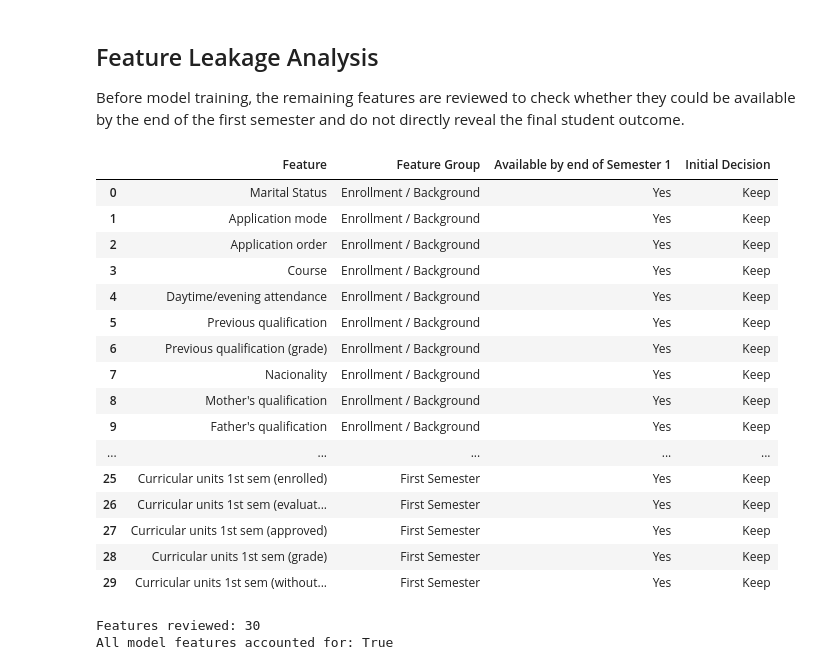
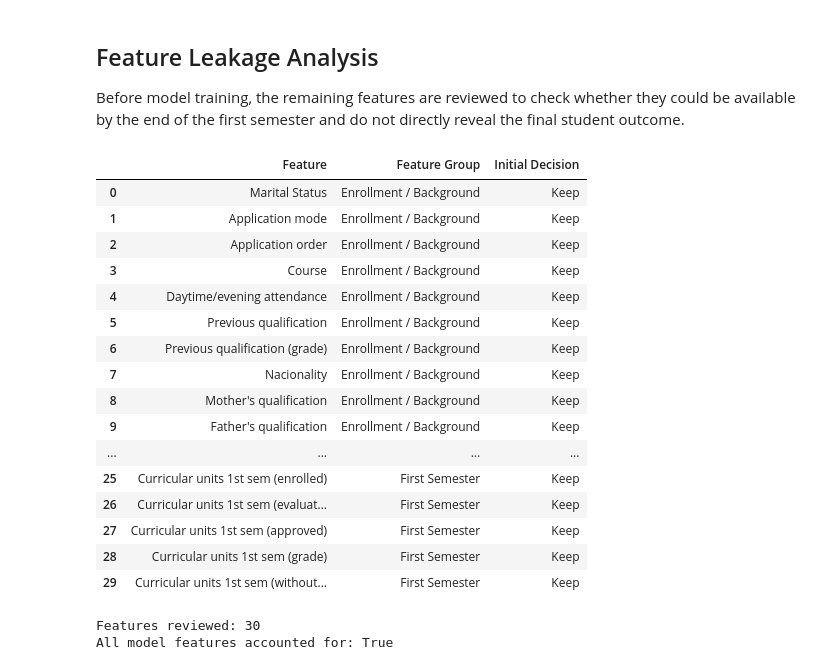
Before and after one commit to krs524/XAI_Project, a Jupyter notebook: notebooks/student_dropout.ipynb, the cells around one changed output. Saved outputs shown, nothing was run; the diff lists cells and outputs as text; code cells hidden in the pictures.

```diff
--- a/notebooks/student_dropout.ipynb
+++ b/notebooks/student_dropout.ipynb
@@ -235,7 +234,7 @@ Any second-semester features remaining? False
 
 Before model training, the remaining features are reviewed to check whether they could be available by the end of the first semester and do not directly reveal the final student outcome.
 # %%
-# Group features based on when the information is available
+# Group selected features for review
 
 enrollment_background = [
     "Marital Status",
@@ -257,51 +256,50 @@ enrollment_background = [
     "Tuition fees up to date",
     "Gender",
     "Scholarship holder",
     "Age at enrollment",
     "International",
     "Unemployment rate",
     "Inflation rate",
     "GDP"
 ]
 
 first_semester = [
     "Curricular units 1st sem (credited)",
     "Curricular units 1st sem (enrolled)",
     "Curricular units 1st sem (evaluations)",
     "Curricular units 1st sem (approved)",
     "Curricular units 1st sem (grade)",
     "Curricular units 1st sem (without evaluations)"
 ]
 
 feature_review = pd.DataFrame({
     "Feature": enrollment_background + first_semester,
     "Feature Group": (
         ["Enrollment / Background"] * len(enrollment_background)
         + ["First Semester"] * len(first_semester)
     ),
-    "Available by end of Semester 1": "Yes",
     "Initial Decision": "Keep"
 })
 
 display(feature_review)
 # %% [output]
-|  | Feature | Feature Group | Available by end of Semester 1 | Initial Decision |
-| 0 | Marital Status | Enrollment / Background | Yes | Keep |
-| 1 | Application mode | Enrollment / Background | Yes | Keep |
-| 2 | Application order | Enrollment / Background | Yes | Keep |
-| 3 | Course | Enrollment / Background | Yes | Keep |
-| 4 | Daytime/evening attendance | Enrollment / Background | Yes | Keep |
-| 5 | Previous qualification | Enrollment / Background | Yes | Keep |
-| 6 | Previous qualification (grade) | Enrollment / Background | Yes | Keep |
-| 7 | Nacionality | Enrollment / Background | Yes | Keep |
-| 8 | Mother's qualification | Enrollment / Background | Yes | Keep |
-| 9 | Father's qualification | Enrollment / Background | Yes | Keep |
-| ... | ... | ... | ... | ... |
-| 25 | Curricular units 1st sem (enrolled) | First Semester | Yes | Keep |
-| 26 | Curricular units 1st sem (evaluat... | First Semester | Yes | Keep |
-| 27 | Curricular units 1st sem (approved) | First Semester | Yes | Keep |
-| 28 | Curricular units 1st sem (grade) | First Semester | Yes | Keep |
-| 29 | Curricular units 1st sem (without... | First Semester | Yes | Keep |
+|  | Feature | Feature Group | Initial Decision |
+| 0 | Marital Status | Enrollment / Background | Keep |
+| 1 | Application mode | Enrollment / Background | Keep |
+| 2 | Application order | Enrollment / Background | Keep |
+| 3 | Course | Enrollment / Background | Keep |
+| 4 | Daytime/evening attendance | Enrollment / Background | Keep |
+| 5 | Previous qualification | Enrollment / Background | Keep |
+| 6 | Previous qualification (grade) | Enrollment / Background | Keep |
+| 7 | Nacionality | Enrollment / Background | Keep |
+| 8 | Mother's qualification | Enrollment / Background | Keep |
+| 9 | Father's qualification | Enrollment / Background | Keep |
+| ... | ... | ... | ... |
+| 25 | Curricular units 1st sem (enrolled) | First Semester | Keep |
+| 26 | Curricular units 1st sem (evaluat... | First Semester | Keep |
+| 27 | Curricular units 1st sem (approved) | First Semester | Keep |
+| 28 | Curricular units 1st sem (grade) | First Semester | Keep |
+| 29 | Curricular units 1st sem (without... | First Semester | Keep |
 # %%
 assert set(feature_review["Feature"]) == set(X_model.columns)
 assert feature_review["Feature"].is_unique
```
Also changed, not shown: parts of 73 cells of this notebook.
